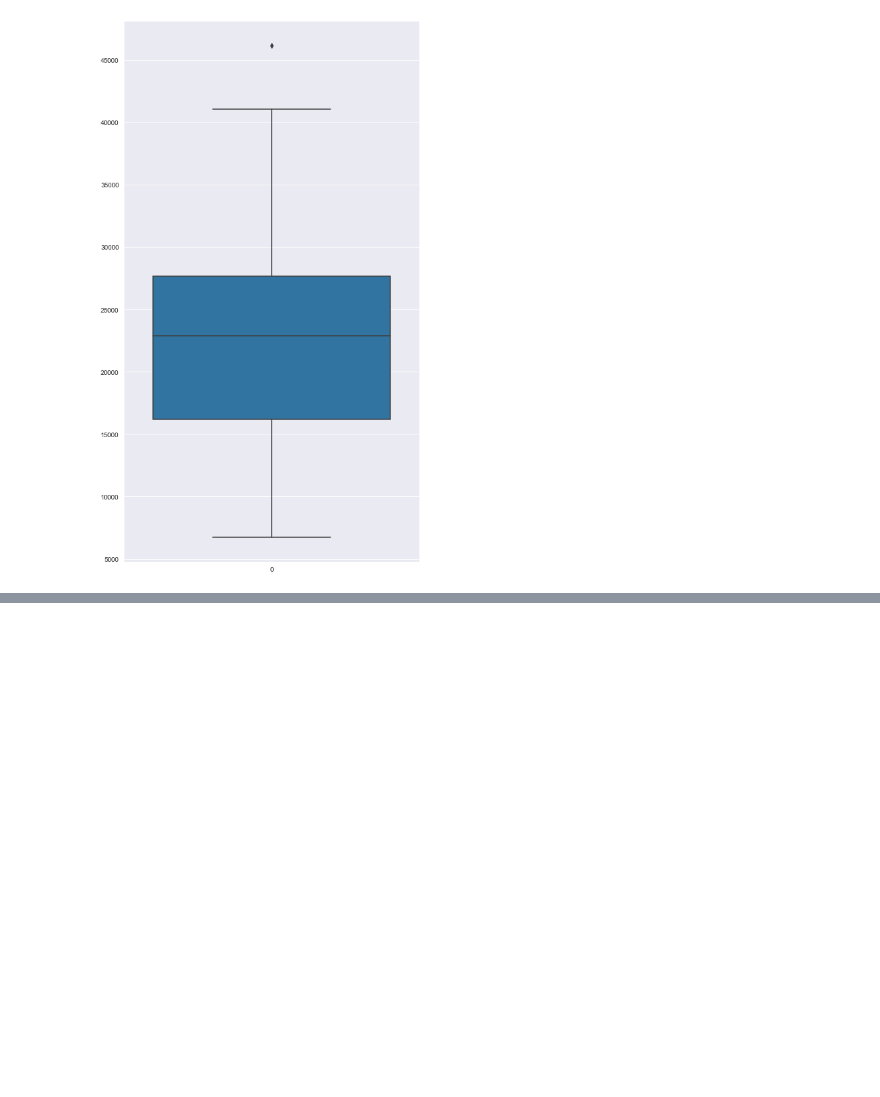
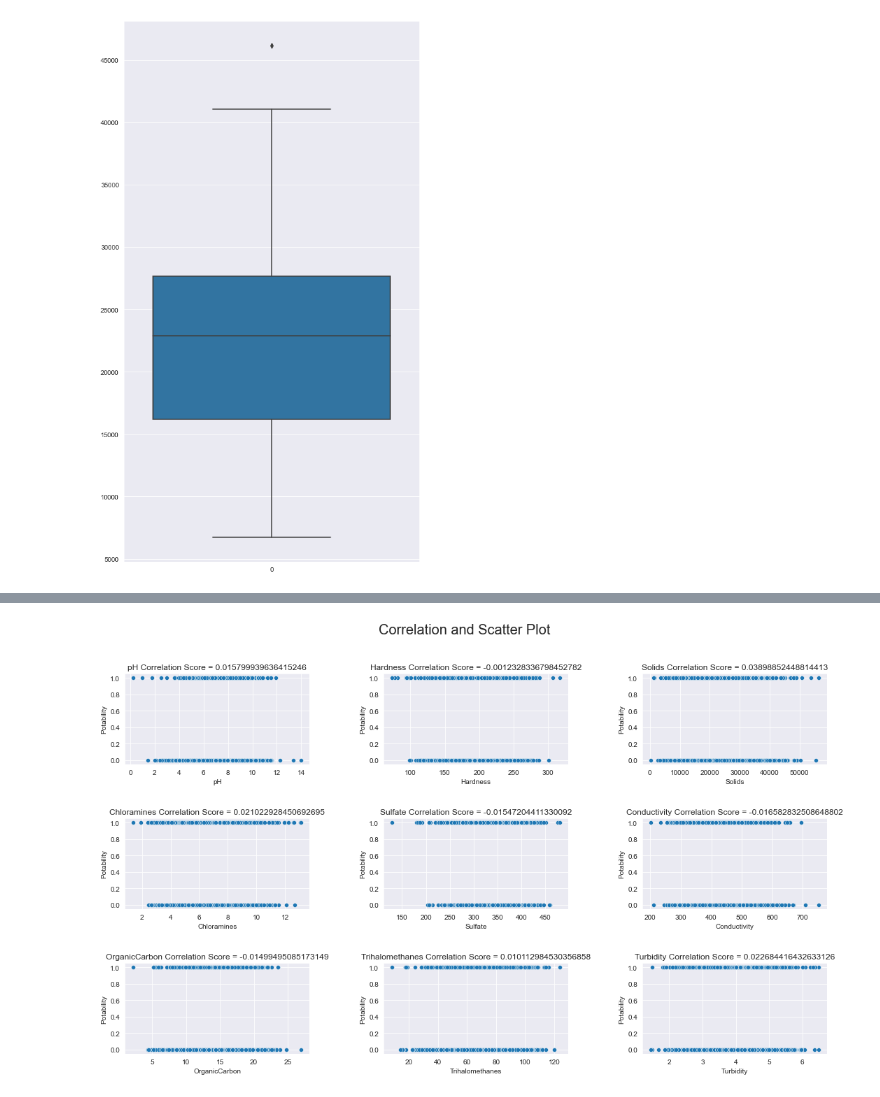
Before and after one commit to bryanbernigen/Tubes1_Probstat, a Jupyter notebook: main.ipynb, the cells around one changed output, grey strips where cells are left out. Drawn from its saved outputs; the diff is of its cells as text; code cells hidden in the pictures; blank space fills up the shorter version.

```diff
--- a/main.ipynb
+++ b/main.ipynb
@@ -777,0 +985,19 @@ Soal 5.e
+# %%
+#Menggunakan Correlation Test Pearson
+sns.set_style("darkgrid")
+fig, axes = plt.subplots(3, 3, figsize=(18, 10))
+
+
+fig.suptitle('Correlation and Scatter Plot', fontsize=20)
+
+i = 0
+for columns in df:
+    if columns not in ["id", "Potability"]:
+        r2, p = stats.pearsonr(df[columns], df["Potability"])
+        sns.scatterplot(ax=axes[i//3, i % 3] ,data=df, x=columns, y="Potability", palette="deep").set_title(columns + " Correlation Score = " + str(r2))
+        i += 1
+
+plt.subplots_adjust(hspace=0.6, wspace = 0.4)
+plt.show()
+# %% [output]
+[figure, added]
```
Also changed, not shown: parts of 25 cells of this notebook.
